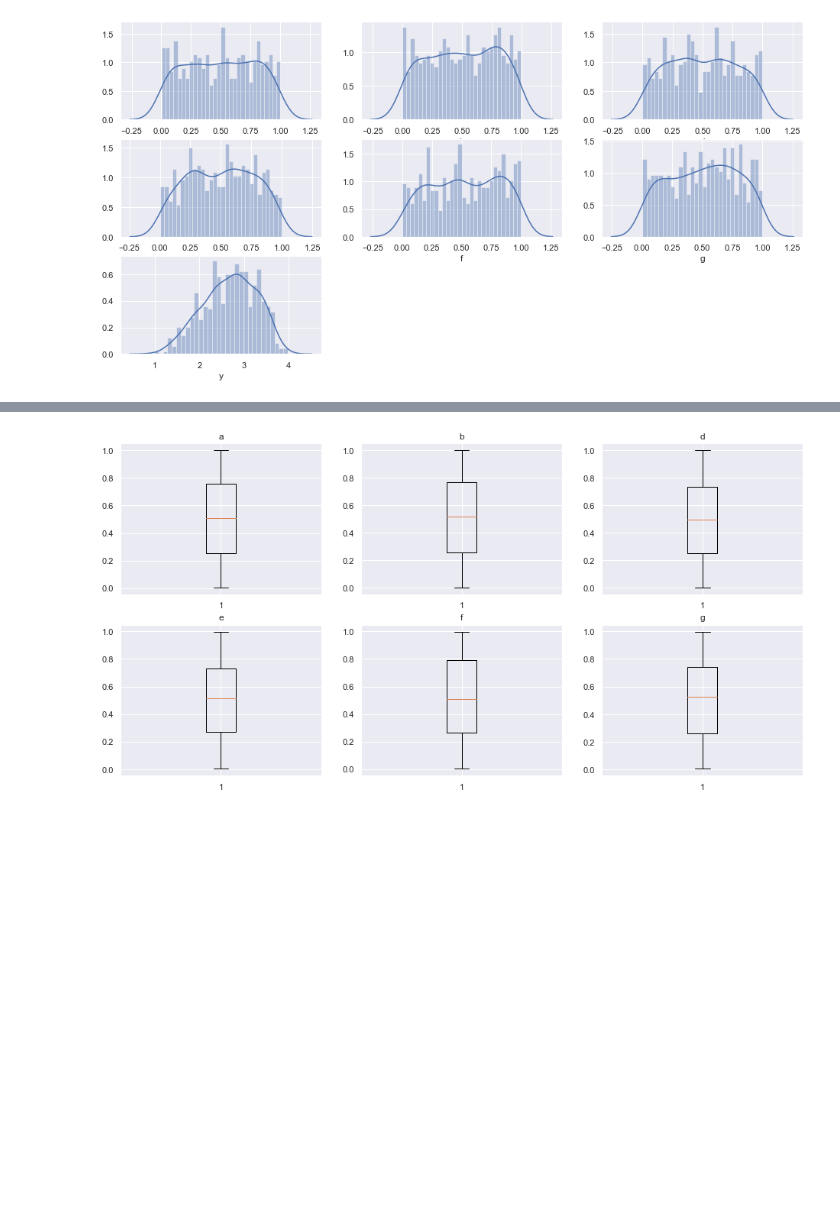
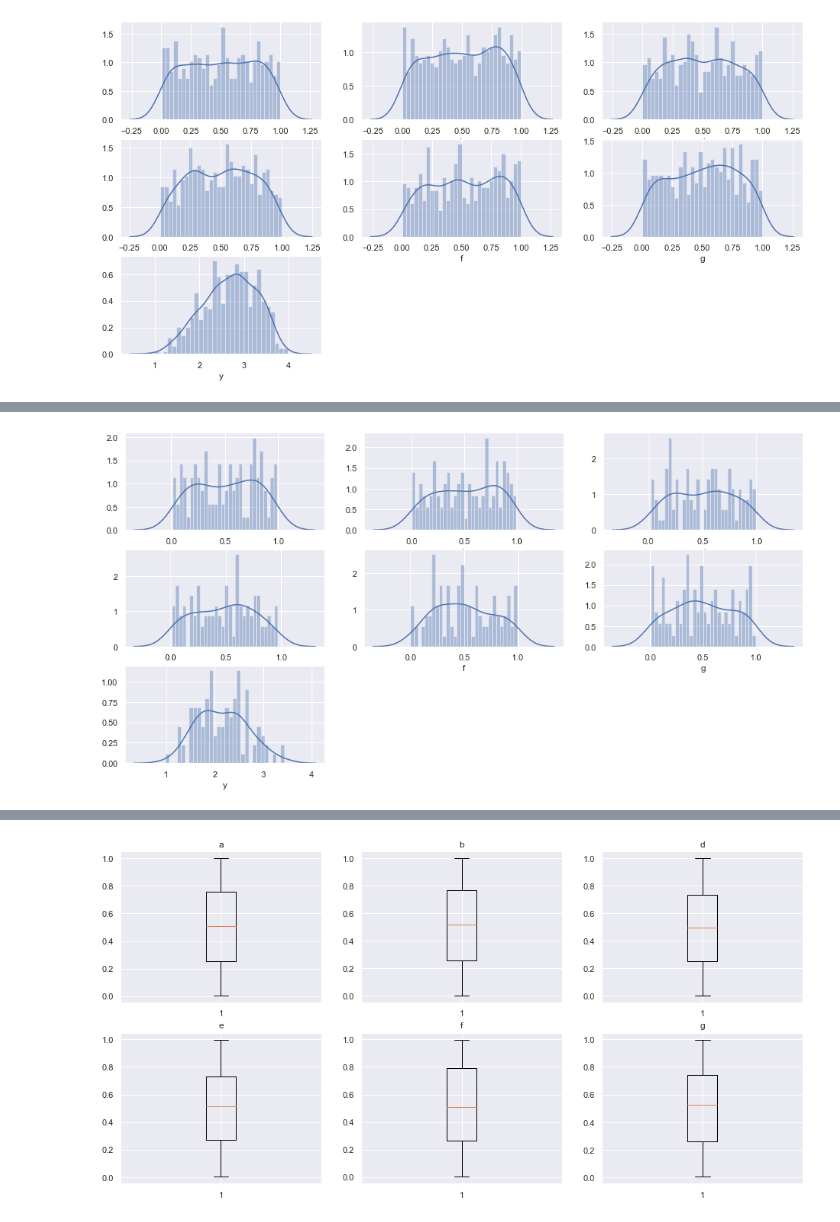
Before and after one commit to telenovelachuan/adobe_model_training, a Jupyter notebook: notebooks/feature exploration.ipynb, the cells around one changed output, grey strips where cells are left out. Saved outputs shown, nothing was run; the diff lists cells and outputs as text; code cells hidden in the pictures; blank space fills up the shorter version.

```diff
--- a/notebooks/feature exploration.ipynb
+++ b/notebooks/feature exploration.ipynb
@@ -66,3 +80,7 @@ plt.show()
+# %%
+plot_feature_dist(df_black)
+# %% [output]
+[figure, added]
 # %%
 df_dummy = pd.get_dummies(df, columns=ctg_cols)
 df_dummy
```
Also changed, not shown: parts of 7 cells of this notebook.
